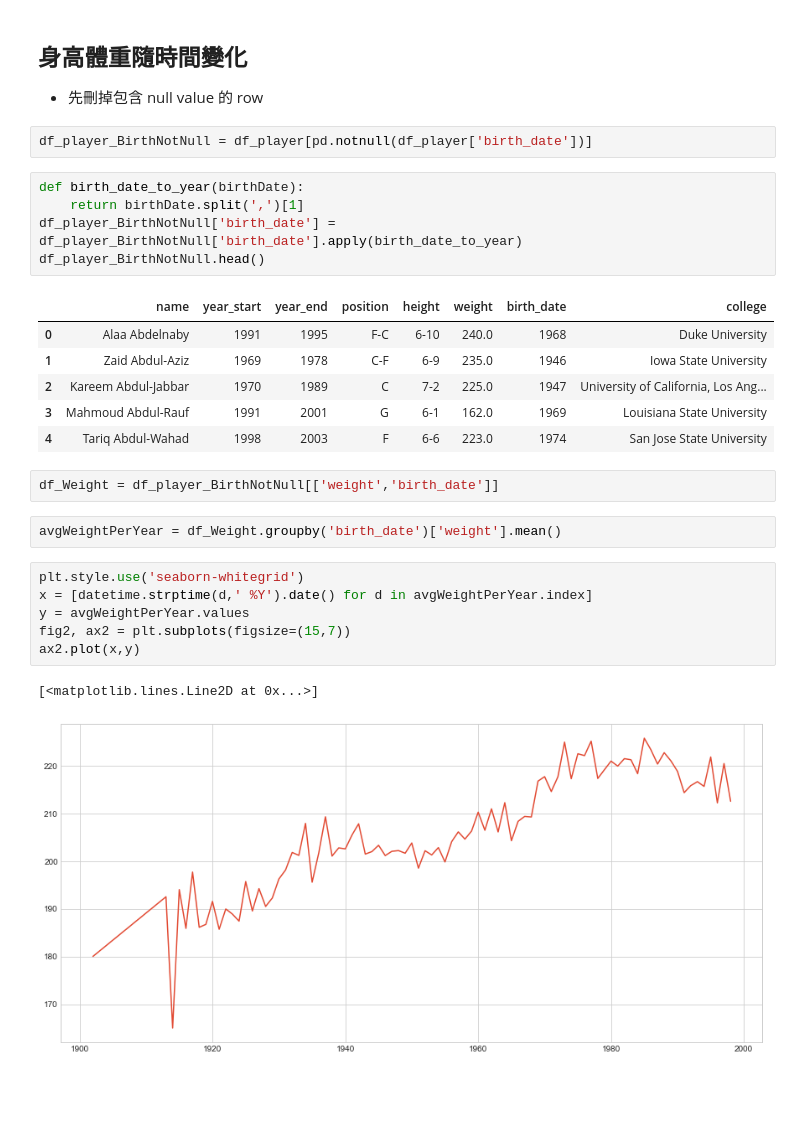
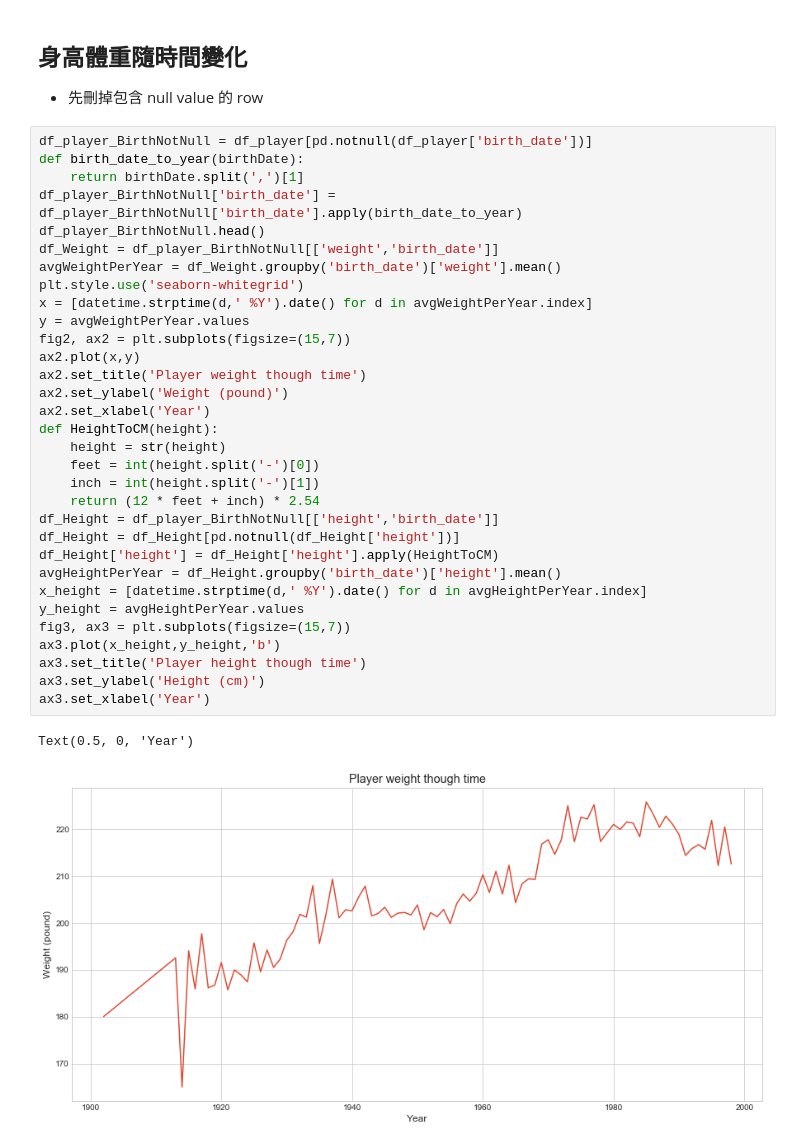
Before and after one commit to ChingChieh/FDA_HW1, a Jupyter notebook: Answer.ipynb, the cells around one changed output. Cells and saved outputs as stored; diff of their text form; blank space fills up the shorter version.

```diff
--- a/Answer.ipynb
+++ b/Answer.ipynb
@@ -164,30 +164,38 @@ print()
 # %% [markdown]
 ## 身高體重隨時間變化
 - 先刪掉包含 null value 的 row
-# %%
-df_player_BirthNotNull = df_player[pd.notnull(df_player['birth_date'])]
-# %%
-def birth_date_to_year(birthDate):
-    return birthDate.split(',')[1]
-df_player_BirthNotNull['birth_date'] = df_player_BirthNotNull['birth_date'].apply(birth_date_to_year)
-df_player_BirthNotNull.head()
-# %% [output]
-|  | name | year_start | year_end | position | height | weight | birth_date | college |
-| 0 | Alaa Abdelnaby | 1991 | 1995 | F-C | 6-10 | 240.0 | 1968 | Duke University |
-| 1 | Zaid Abdul-Aziz | 1969 | 1978 | C-F | 6-9 | 235.0 | 1946 | Iowa State University |
-| 2 | Kareem Abdul-Jabbar | 1970 | 1989 | C | 7-2 | 225.0 | 1947 | University of California, Los Ang... |
-| 3 | Mahmoud Abdul-Rauf | 1991 | 2001 | G | 6-1 | 162.0 | 1969 | Louisiana State University |
-| 4 | Tariq Abdul-Wahad | 1998 | 2003 | F | 6-6 | 223.0 | 1974 | San Jose State University |
-# %%
-df_Weight = df_player_BirthNotNull[['weight','birth_date']]
-# %%
-avgWeightPerYear = df_Weight.groupby('birth_date')['weight'].mean()
-# %%
-plt.style.use('seaborn-whitegrid')
-x = [datetime.strptime(d,' %Y').date() for d in avgWeightPerYear.index]
-y = avgWeightPerYear.values
-fig2, ax2 = plt.subplots(figsize=(15,7))
-ax2.plot(x,y)
-# %% [output]
-[<matplotlib.lines.Line2D at 0x...>]
-[figure, removed]
+# %%
+df_player_BirthNotNull = df_player[pd.notnull(df_player['birth_date'])]
+def birth_date_to_year(birthDate):
+    return birthDate.split(',')[1]
+df_player_BirthNotNull['birth_date'] = df_player_BirthNotNull['birth_date'].apply(birth_date_to_year)
+df_player_BirthNotNull.head()
+df_Weight = df_player_BirthNotNull[['weight','birth_date']]
+avgWeightPerYear = df_Weight.groupby('birth_date')['weight'].mean()
+plt.style.use('seaborn-whitegrid')
+x = [datetime.strptime(d,' %Y').date() for d in avgWeightPerYear.index]
+y = avgWeightPerYear.values
+fig2, ax2 = plt.subplots(figsize=(15,7))
+ax2.plot(x,y)
+ax2.set_title('Player weight though time')
+ax2.set_ylabel('Weight (pound)')
+ax2.set_xlabel('Year')
+def HeightToCM(height):
+    height = str(height)
+    feet = int(height.split('-')[0])
+    inch = int(height.split('-')[1])
+    return (12 * feet + inch) * 2.54
+df_Height = df_player_BirthNotNull[['height','birth_date']]
+df_Height = df_Height[pd.notnull(df_Height['height'])]
+df_Height['height'] = df_Height['height'].apply(HeightToCM)
+avgHeightPerYear = df_Height.groupby('birth_date')['height'].mean()
+x_height = [datetime.strptime(d,' %Y').date() for d in avgHeightPerYear.index]
+y_height = avgHeightPerYear.values
+fig3, ax3 = plt.subplots(figsize=(15,7))
+ax3.plot(x_height,y_height,'b')
+ax3.set_title('Player height though time')
+ax3.set_ylabel('Height (cm)')
+ax3.set_xlabel('Year')
+# %% [output]
+Text(0.5, 0, 'Year')
+[figure, added]
```
Also changed, not shown: parts of 1 cell of this notebook.
